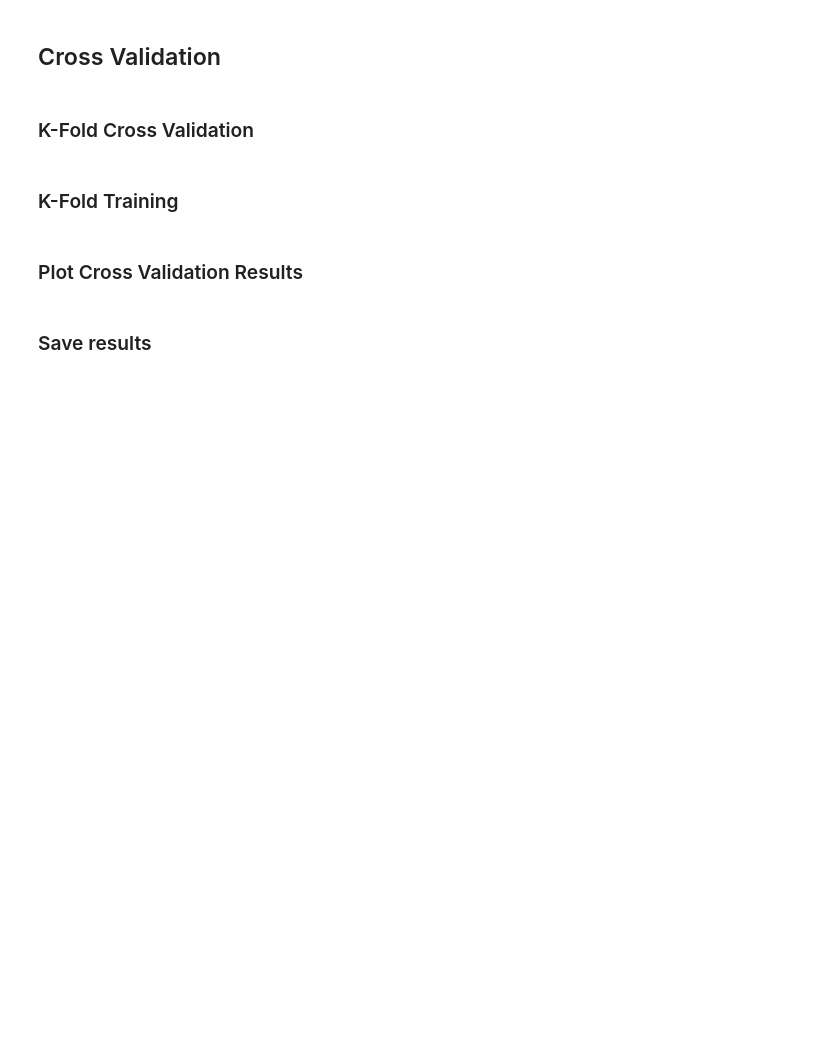
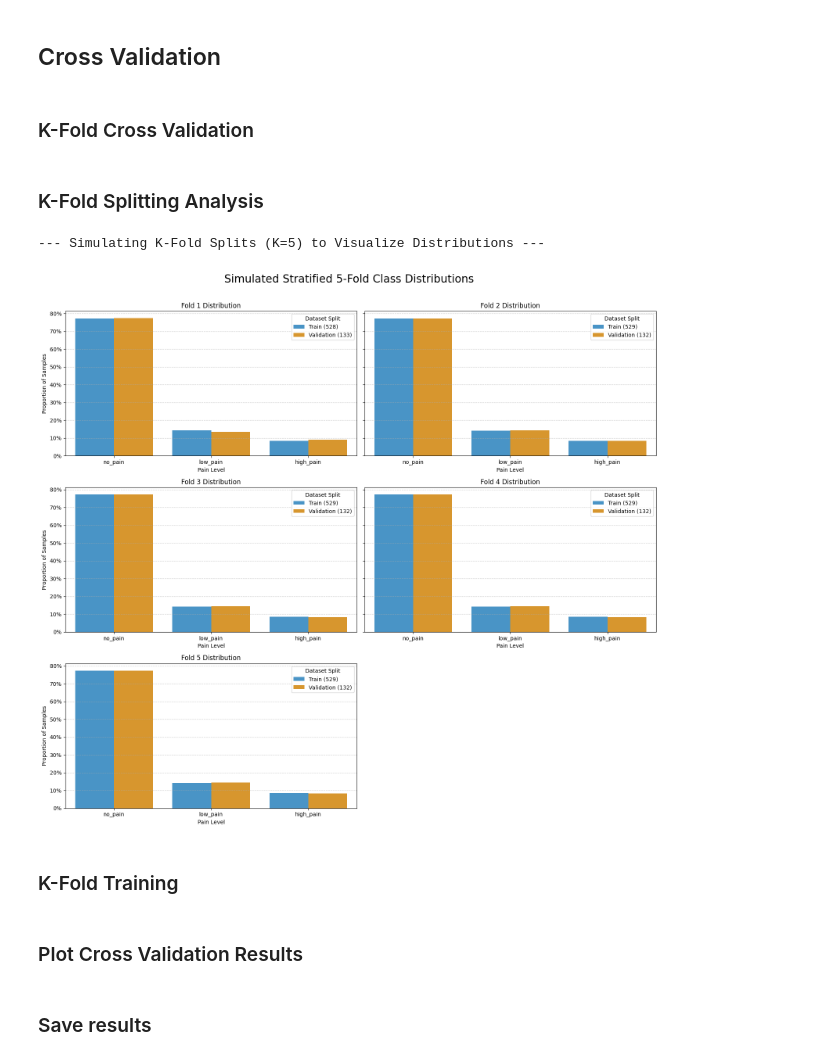
Before and after one commit to jonelrelucio/AN2DL-2025, a Jupyter notebook: challenge1.ipynb, the cells around one changed output. Drawn from its saved outputs; the diff is of its cells as text; code cells hidden in the pictures; blank space fills up the shorter version.

```diff
--- a/challenge1.ipynb
+++ b/challenge1.ipynb
@@ -567,7 +704,7 @@ if CROSS_ENTROPY_WEIGHTING:
 
     # Calculate weights (1 / proportion)
     weights = 1.0 / label_proportions
-    weights = weights / weights.sum() ** WEIGHT_CE_INTENSITY
+    weights = weights / weights.sum() * WEIGHT_CE_INTENSITY
     print("Calculated Weights:\n", weights)
 
     weights_tensor = torch.tensor(weights.values, dtype=torch.float32).to(device)
@@ -1633,6 +2173,77 @@ def k_fold_cross_validation(
         best_precision_scores, best_recall_scores,
         last_fold_model
     )
+# %% [markdown]
+### K-Fold Splitting Analysis
+# %%
+import matplotlib.ticker as mtick
+
+# This cell will only run if a cross-validation mode is enabled.
+print(f"--- Simulating K-Fold Splits (K={K}) to Visualize Distributions ---")
+
+# --- 1. Prepare Data for Stratification ---
+# We need a unique list of samples and their corresponding labels.
+# This must be done carefully to ensure the order is maintained.
+df_unique_labels = df_labels.drop_duplicates(subset=['sample_index']).set_index('sample_index')
+unique_samples = df_train['sample_index'].unique()
+
+# Reorder the labels to match the order of unique_samples
+y_stratify = df_unique_labels.loc[unique_samples]['label'].values
+
+# --- 2. Initialize the StratifiedKFold Object ---
+# Use the same parameters as in the actual training for a perfect simulation.
+skf = StratifiedKFold(n_splits=K, shuffle=True, random_state=SEED)
+
+# --- 3. Set up the Plotting Grid ---
+# We will create a grid of subplots, one for each fold.
+n_cols = 2
+n_rows = math.ceil(K / n_cols)
+fig, axes = plt.subplots(n_rows, n_cols, figsize=(16, 5 * n_rows), sharey=True)
+axes = axes.flatten() # Flatten the grid for easy iteration
+
+# --- 4. Loop Through Each Simulated Fold and Plot ---
+for fold_idx, (train_indices, val_indices) in enumerate(skf.split(unique_samples, y_stratify)):
+    ax = axes[fold_idx]
+
+    # Get the actual sample_index values for this fold's train/val sets
+    train_sids_fold = unique_samples[train_indices]
+    val_sids_fold = unique_samples[val_indices]
+
+    # Get the corresponding labels from the main labels dataframe
+    df_train_labels_fold = df_labels[df_labels['sample_index'].isin(train_sids_fold)]
+    df_val_labels_fold = df_labels[df_labels['sample_index'].isin(val_sids_fold)]
+
+    # Calculate normalized value counts (proportions)
+    train_props = df_train_labels_fold['label'].value_counts(normalize=True).rename('proportion').reset_index()
+    train_props['Split'] = f'Train ({len(df_train_labels_fold)})'
+    val_props = df_val_labels_fold['label'].value_counts(normalize=True).rename('proportion').reset_index()
+    val_props['Split'] = f'Validation ({len(df_val_labels_fold)})'
+
+    # Combine into a single DataFrame for plotting with seaborn
+    df_plot = pd.concat([train_props, val_props])
+
+    # Create the bar plot on the current axis
+    sns.barplot(x='label', y='proportion', hue='Split', data=df_plot, ax=ax, palette=['#3498db', '#f39c12'])
+
+    # --- Customize the Subplot ---
+    ax.set_title(f'Fold {fold_idx + 1} Distribution')
+    ax.set_ylabel('Proportion of Samples')
+    ax.set_xlabel('Pain Level')
+    ax.yaxis.set_major_formatter(mtick.PercentFormatter(1.0)) # Format y-axis as percentage
+    ax.legend(title='Dataset Split')
+    ax.grid(axis='y', linestyle='--', alpha=0.6)
+
+# --- 5. Final Touches ---
+# Hide any unused subplots if K is not an even number
+for i in range(K, len(axes)):
+    axes[i].set_visible(False)
+
+plt.suptitle(f'Simulated Stratified {K}-Fold Class Distributions', fontsize=20)
+plt.tight_layout(rect=[0, 0.03, 1, 0.97])
+plt.show()
+# %% [output]
+--- Simulating K-Fold Splits (K=5) to Visualize Distributions ---
+[figure, added]
 # %% [markdown]
 ### K-Fold Training
 # %%
```
Also changed, not shown: parts of 19 cells of this notebook.
